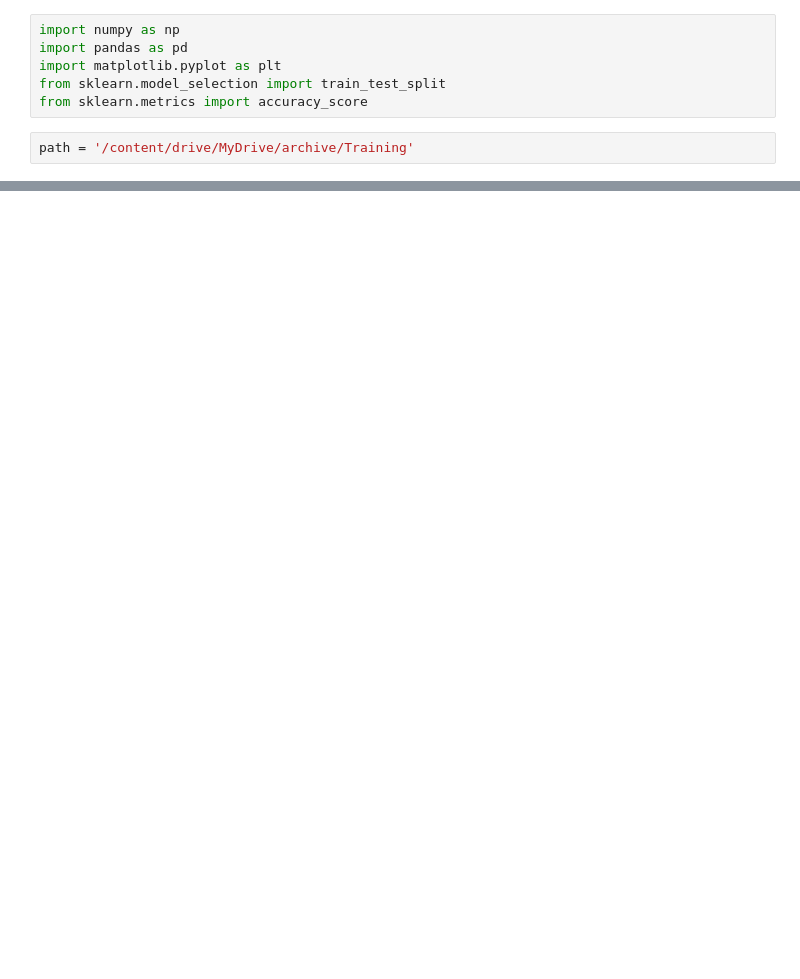
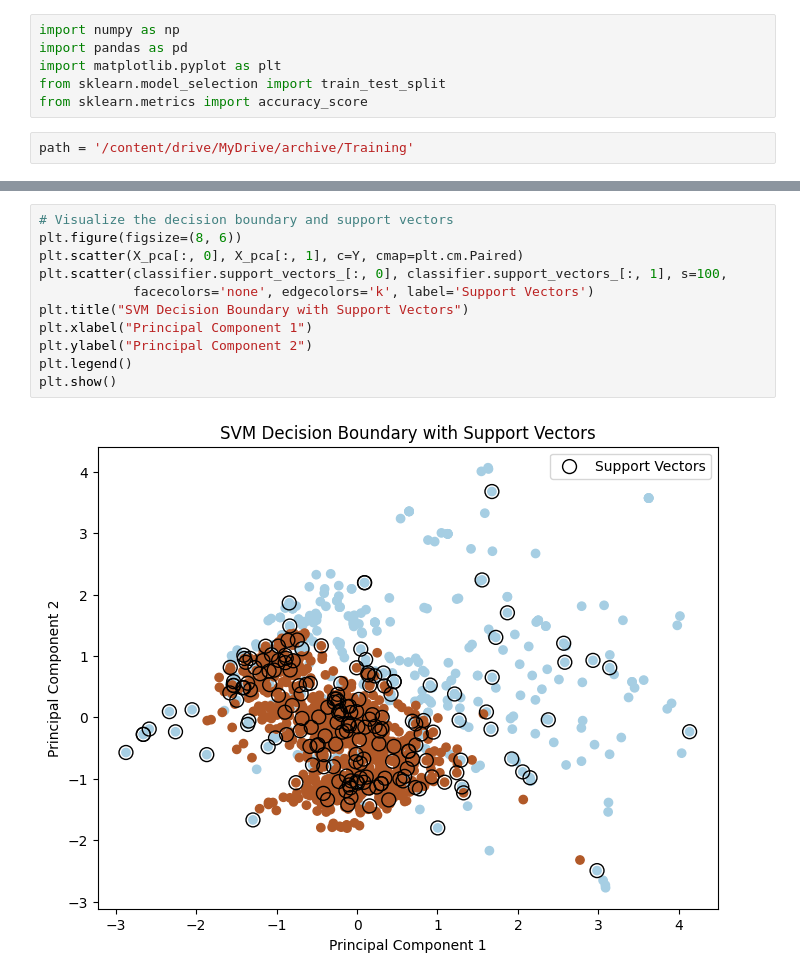
Before and after one commit to rahul-727/ML, a Jupyter notebook: 2348544_Lab9.ipynb, the cells around one changed output, grey strips where cells are left out. Saved outputs shown, nothing was run; the diff lists cells and outputs as text; blank space fills up the shorter version.

```diff
--- a/2348544_Lab9.ipynb
+++ b/2348544_Lab9.ipynb
@@ -16,0 +163,13 @@ TypeError: ignored
+# %%
+# Visualize the decision boundary and support vectors
+plt.figure(figsize=(8, 6))
+plt.scatter(X_pca[:, 0], X_pca[:, 1], c=Y, cmap=plt.cm.Paired)
+plt.scatter(classifier.support_vectors_[:, 0], classifier.support_vectors_[:, 1], s=100,
+            facecolors='none', edgecolors='k', label='Support Vectors')
+plt.title("SVM Decision Boundary with Support Vectors")
+plt.xlabel("Principal Component 1")
+plt.ylabel("Principal Component 2")
+plt.legend()
+plt.show()
+# %% [output]
+[figure, added]
```
Also changed, not shown: parts of 14 cells of this notebook.
